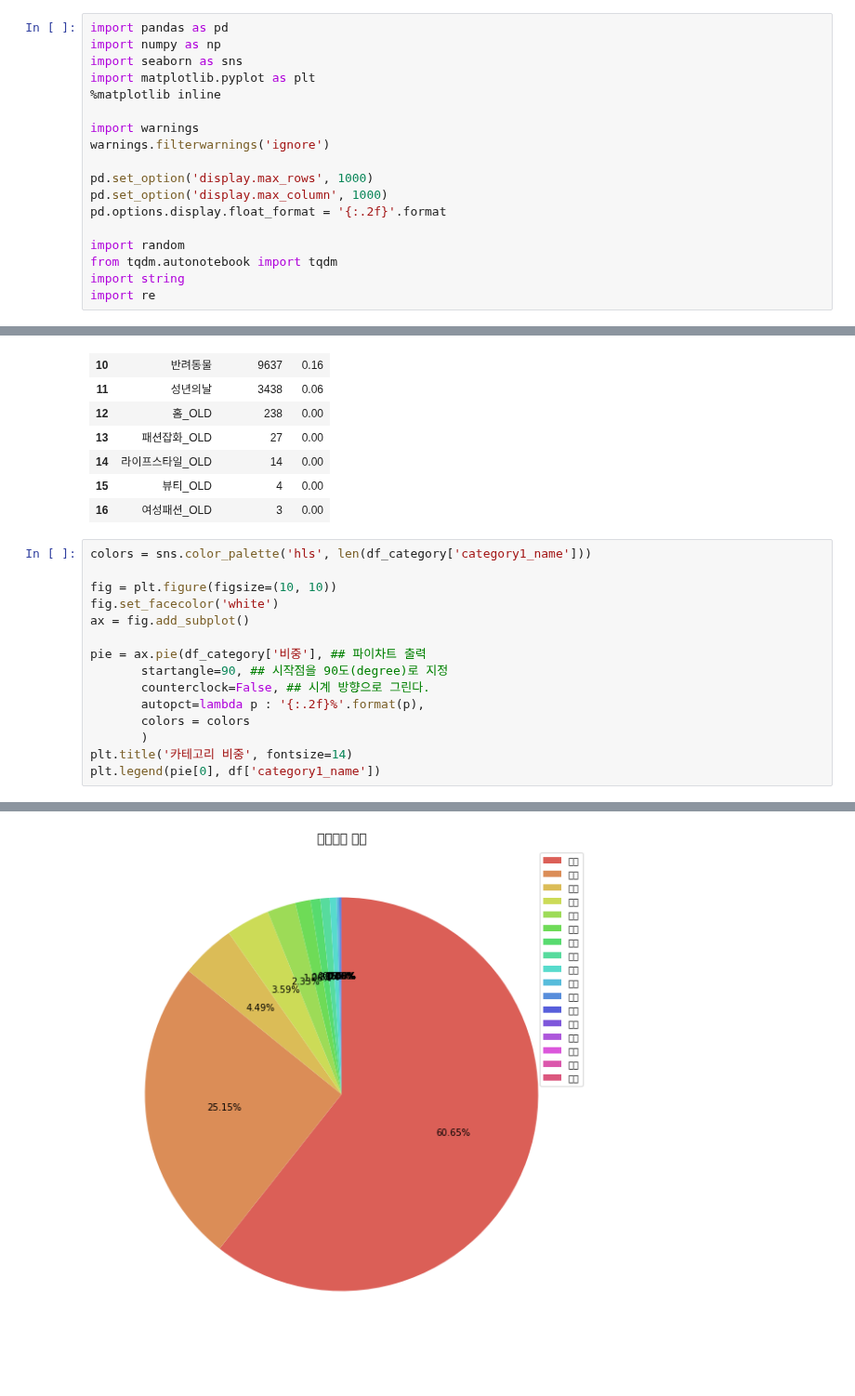
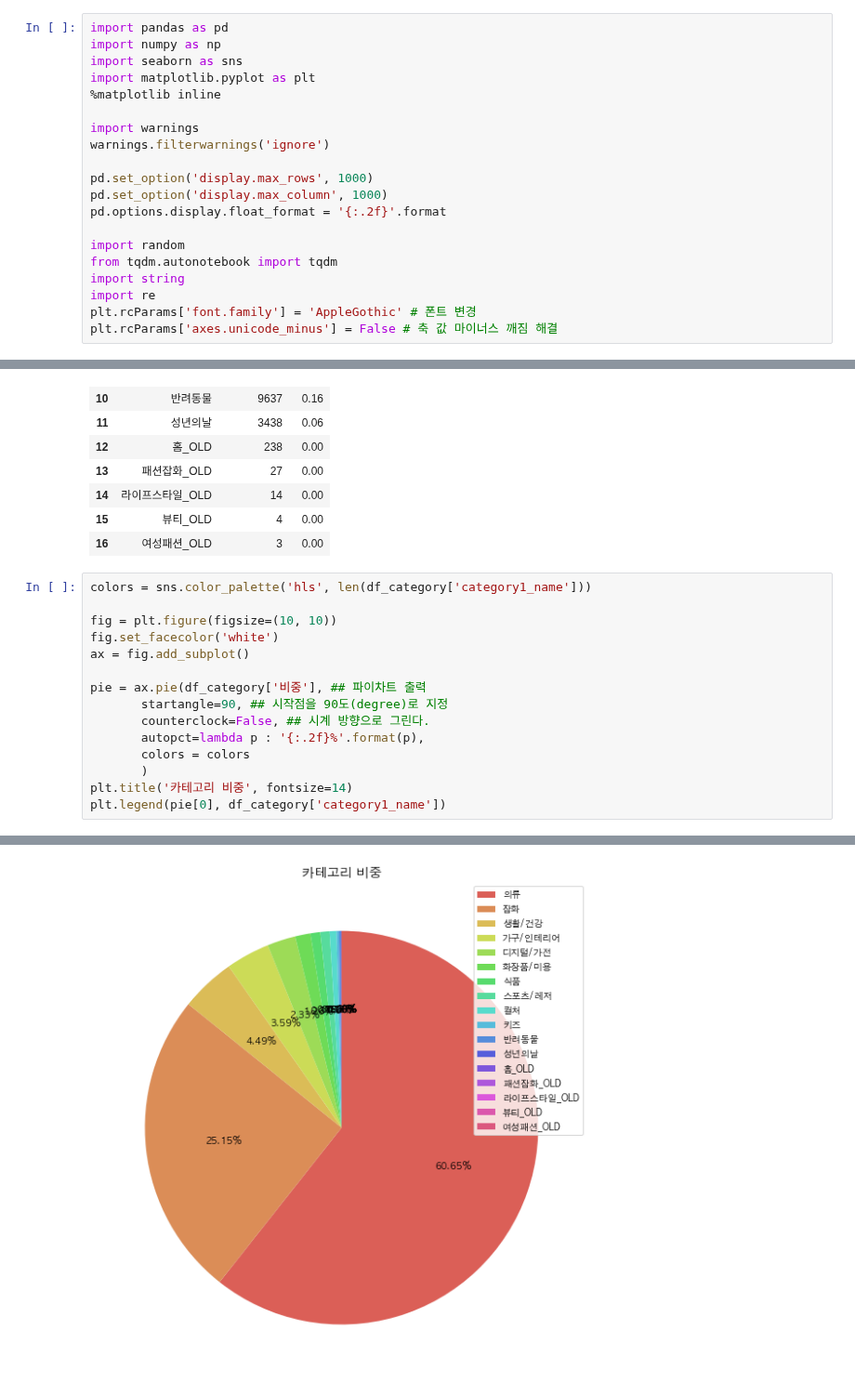
Before and after one commit to gr2edy/FastCampus_FinalProject_29cm, a Jupyter notebook: FC_FinalProject.ipynb, the cells around one changed output, grey strips where cells are left out. Shown at 93% size. Cells and saved outputs as stored; diff of their text form.

```diff
--- a/FC_FinalProject.ipynb
+++ b/FC_FinalProject.ipynb
@@ -19,6 +19,8 @@ import random
 from tqdm.autonotebook import tqdm
 import string
 import re
+plt.rcParams['font.family'] = 'AppleGothic' # 폰트 변경
+plt.rcParams['axes.unicode_minus'] = False # 축 값 마이너스 깨짐 해결
 # %% [markdown]
 ## 파일 불러오기
 # %%
@@ -396,18 +362,18 @@ df_category
 # %%
 colors = sns.color_palette('hls', len(df_category['category1_name']))
 
 fig = plt.figure(figsize=(10, 10))
 fig.set_facecolor('white')
 ax = fig.add_subplot()
 
 pie = ax.pie(df_category['비중'], ## 파이차트 출력
        startangle=90, ## 시작점을 90도(degree)로 지정
        counterclock=False, ## 시계 방향으로 그린다.
        autopct=lambda p : '{:.2f}%'.format(p),
        colors = colors
        )
 plt.title('카테고리 비중', fontsize=14)
-plt.legend(pie[0], df['category1_name'])
+plt.legend(pie[0], df_category['category1_name'])
 # %% [output]
 <matplotlib.legend.Legend at 0x...>
-[figure, old version]
+[figure, new version]
```
Also changed, not shown: parts of 5 cells of this notebook.
